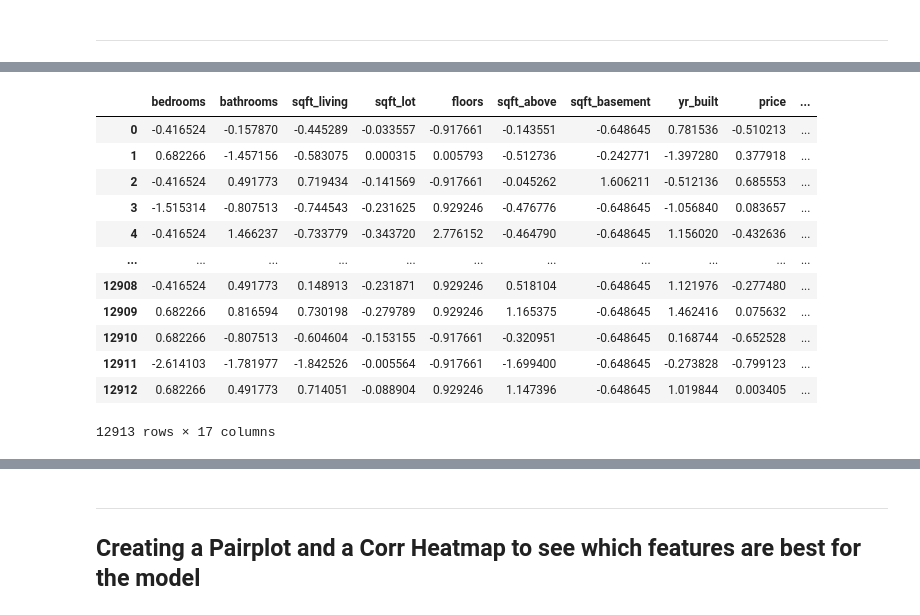
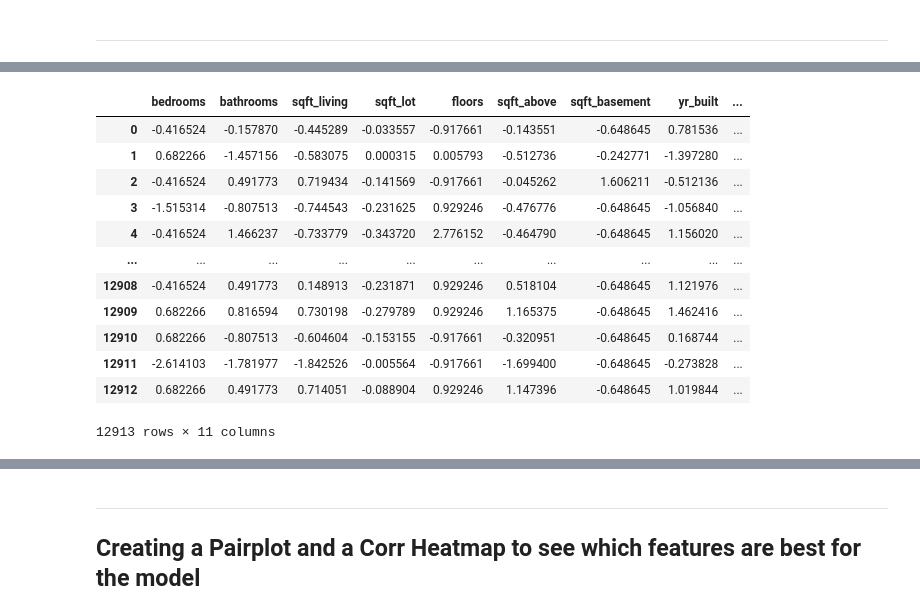
Before and after one commit to btbruno20/Analyzing-King-County-Housing, a Jupyter notebook: kingCounty_housing_regression.ipynb, the cells around one changed output, grey strips where cells are left out. Cells and saved outputs as stored; diff of their text form; code cells hidden in the pictures.

```diff
--- a/kingCounty_housing_regression.ipynb
+++ b/kingCounty_housing_regression.ipynb
@@ -494,7 +475,7 @@ train_kch.head()
 | 4 | 2014-05-09 | 3 | 3.25 | 1410 | 1253 | 3.0 | 1410 | 0.0 | 2005 | ... |
 # %%
 #creating a subset that only has the categorical variables: waterfront, cond_cat, and grade_cat
-train_kch_cat = train_kch[['cond_num', 'grade_num', 'waterfront_num']]
+train_kch_cat = train_kch[['cond_num', 'grade_num']]
 
 #sanity check
 train_kch_cat.head()
@@ -513,7 +494,7 @@ ore.fit(train_kch_cat)
 OrdinalEncoder()
 # %%
 ore_transform = ore.transform(train_kch_cat)
-cat_encoded = pd.DataFrame(ore_transform, columns = ['cond_num_cat','grade_num_cat', 'waterfront_num_cat'],
+cat_encoded = pd.DataFrame(ore_transform, columns = ['cond_num_cat','grade_num_cat'],
                           index=train_kch_cat.index)
 cat_encoded
 # %% [output]
@@ -567,4 +617,20 @@ train_kch_nums
+# %%
+#standard scaling the numerical values dropping categorical and target
+
+#training data
+X_train_kch_nums = train_kch.drop(['cond_num', 'grade_num',
+                                   'waterfront_num','date', 'price'], axis=1)
+y_train_kch = train_kch['price']
+
+#testing data
+X_test_kch_nums = test_kch.drop(['cond_num','grade_num',
+                                'waterfront_num','date', 'price'], axis=1)
+y_test_kch = test_kch['price']
+
+#Standardized Scaler - fit to training x
+ss = StandardScaler().fit(X_train_kch_nums)
 # %%
-train_kch_nums_scaled = pd.DataFrame(ss.transform(train_kch_nums), columns=train_kch_nums.columns)
-train_kch_nums_scaled
+#training data - transform
+X_train_scaled = pd.DataFrame(ss.transform(X_train_kch_nums), columns=X_train_kch_nums.columns)
+X_train_scaled
 # %% [output]
@@ -584,18 +668,18 @@ train_kch_nums_scaled
 # %%
 #now can join the two separate variables - standardized and numerical
-train_kch = pd.concat([train_kch_nums_scaled, cat_encoded], axis=1)
+train_kch = pd.concat([X_train_scaled, cat_encoded, y_train_kch], axis=1)
 train_kch
 # %% [output]
-|  | bedrooms | bathrooms | sqft_living | sqft_lot | floors | sqft_above | sqft_basement | yr_built | price | ... |
-| 0 | -0.416524 | -0.157870 | -0.445289 | -0.033557 | -0.917661 | -0.143551 | -0.648645 | 0.781536 | -0.510213 | ... |
-| 1 | 0.682266 | -1.457156 | -0.583075 | 0.000315 | 0.005793 | -0.512736 | -0.242771 | -1.397280 | 0.377918 | ... |
-| 2 | -0.416524 | 0.491773 | 0.719434 | -0.141569 | -0.917661 | -0.045262 | 1.606211 | -0.512136 | 0.685553 | ... |
-| 3 | -1.515314 | -0.807513 | -0.744543 | -0.231625 | 0.929246 | -0.476776 | -0.648645 | -1.056840 | 0.083657 | ... |
-| 4 | -0.416524 | 1.466237 | -0.733779 | -0.343720 | 2.776152 | -0.464790 | -0.648645 | 1.156020 | -0.432636 | ... |
-| ... | ... | ... | ... | ... | ... | ... | ... | ... | ... | ... |
-| 12908 | -0.416524 | 0.491773 | 0.148913 | -0.231871 | 0.929246 | 0.518104 | -0.648645 | 1.121976 | -0.277480 | ... |
-| 12909 | 0.682266 | 0.816594 | 0.730198 | -0.279789 | 0.929246 | 1.165375 | -0.648645 | 1.462416 | 0.075632 | ... |
-| 12910 | 0.682266 | -0.807513 | -0.604604 | -0.153155 | -0.917661 | -0.320951 | -0.648645 | 0.168744 | -0.652528 | ... |
-| 12911 | -2.614103 | -1.781977 | -1.842526 | -0.005564 | -0.917661 | -1.699400 | -0.648645 | -0.273828 | -0.799123 | ... |
-| 12912 | 0.682266 | 0.491773 | 0.714051 | -0.088904 | 0.929246 | 1.147396 | -0.648645 | 1.019844 | 0.003405 | ... |
+|  | bedrooms | bathrooms | sqft_living | sqft_lot | floors | sqft_above | sqft_basement | yr_built | ... |
+| 0 | -0.416524 | -0.157870 | -0.445289 | -0.033557 | -0.917661 | -0.143551 | -0.648645 | 0.781536 | ... |
+| 1 | 0.682266 | -1.457156 | -0.583075 | 0.000315 | 0.005793 | -0.512736 | -0.242771 | -1.397280 | ... |
+| 2 | -0.416524 | 0.491773 | 0.719434 | -0.141569 | -0.917661 | -0.045262 | 1.606211 | -0.512136 | ... |
+| 3 | -1.515314 | -0.807513 | -0.744543 | -0.231625 | 0.929246 | -0.476776 | -0.648645 | -1.056840 | ... |
+| 4 | -0.416524 | 1.466237 | -0.733779 | -0.343720 | 2.776152 | -0.464790 | -0.648645 | 1.156020 | ... |
+| ... | ... | ... | ... | ... | ... | ... | ... | ... | ... |
+| 12908 | -0.416524 | 0.491773 | 0.148913 | -0.231871 | 0.929246 | 0.518104 | -0.648645 | 1.121976 | ... |
+| 12909 | 0.682266 | 0.816594 | 0.730198 | -0.279789 | 0.929246 | 1.165375 | -0.648645 | 1.462416 | ... |
+| 12910 | 0.682266 | -0.807513 | -0.604604 | -0.153155 | -0.917661 | -0.320951 | -0.648645 | 0.168744 | ... |
+| 12911 | -2.614103 | -1.781977 | -1.842526 | -0.005564 | -0.917661 | -1.699400 | -0.648645 | -0.273828 | ... |
+| 12912 | 0.682266 | 0.491773 | 0.714051 | -0.088904 | 0.929246 | 1.147396 | -0.648645 | 1.019844 | ... |
-12913 rows × 17 columns
+12913 rows × 11 columns
```
Also changed, not shown: parts of 25 cells of this notebook.
